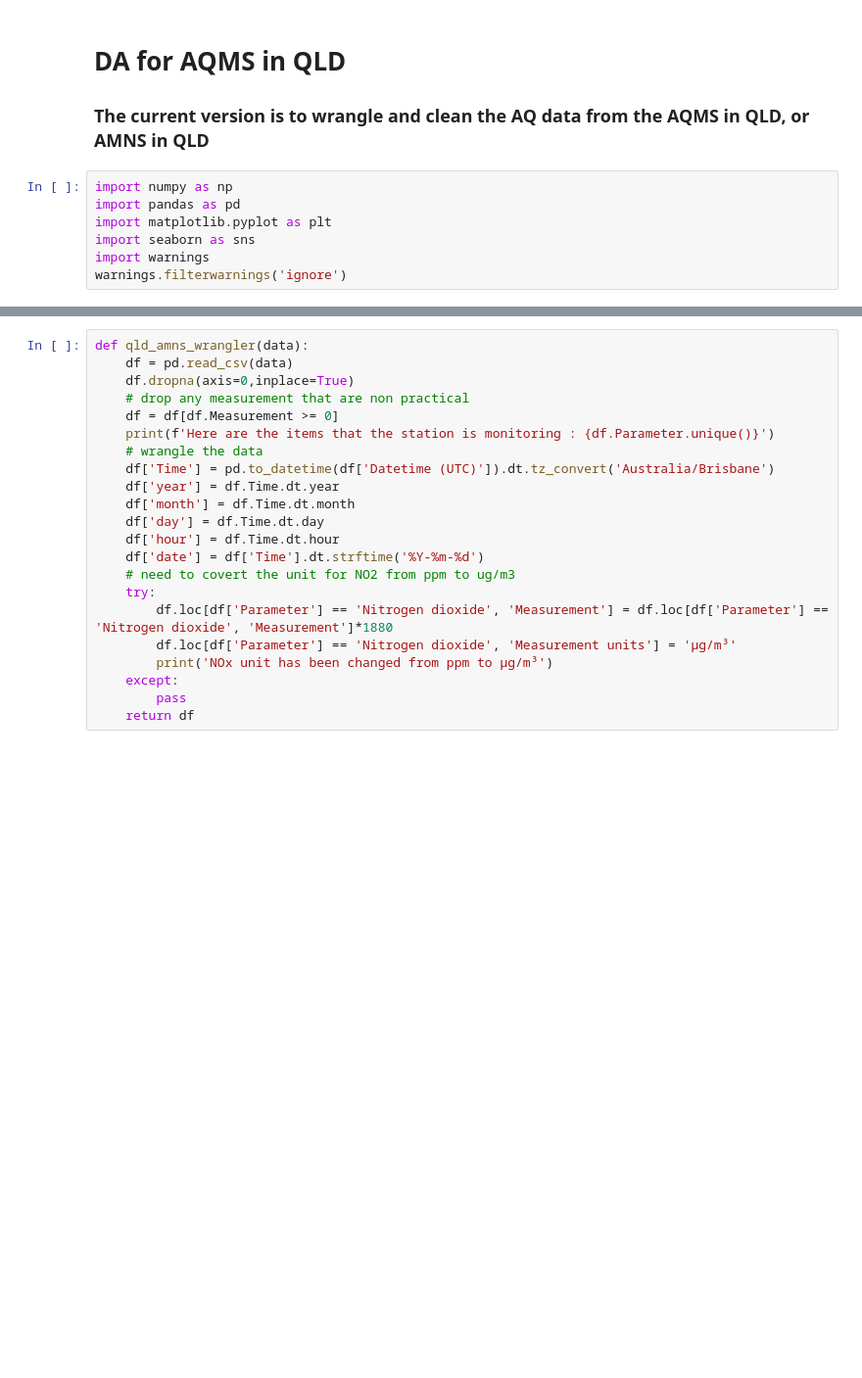
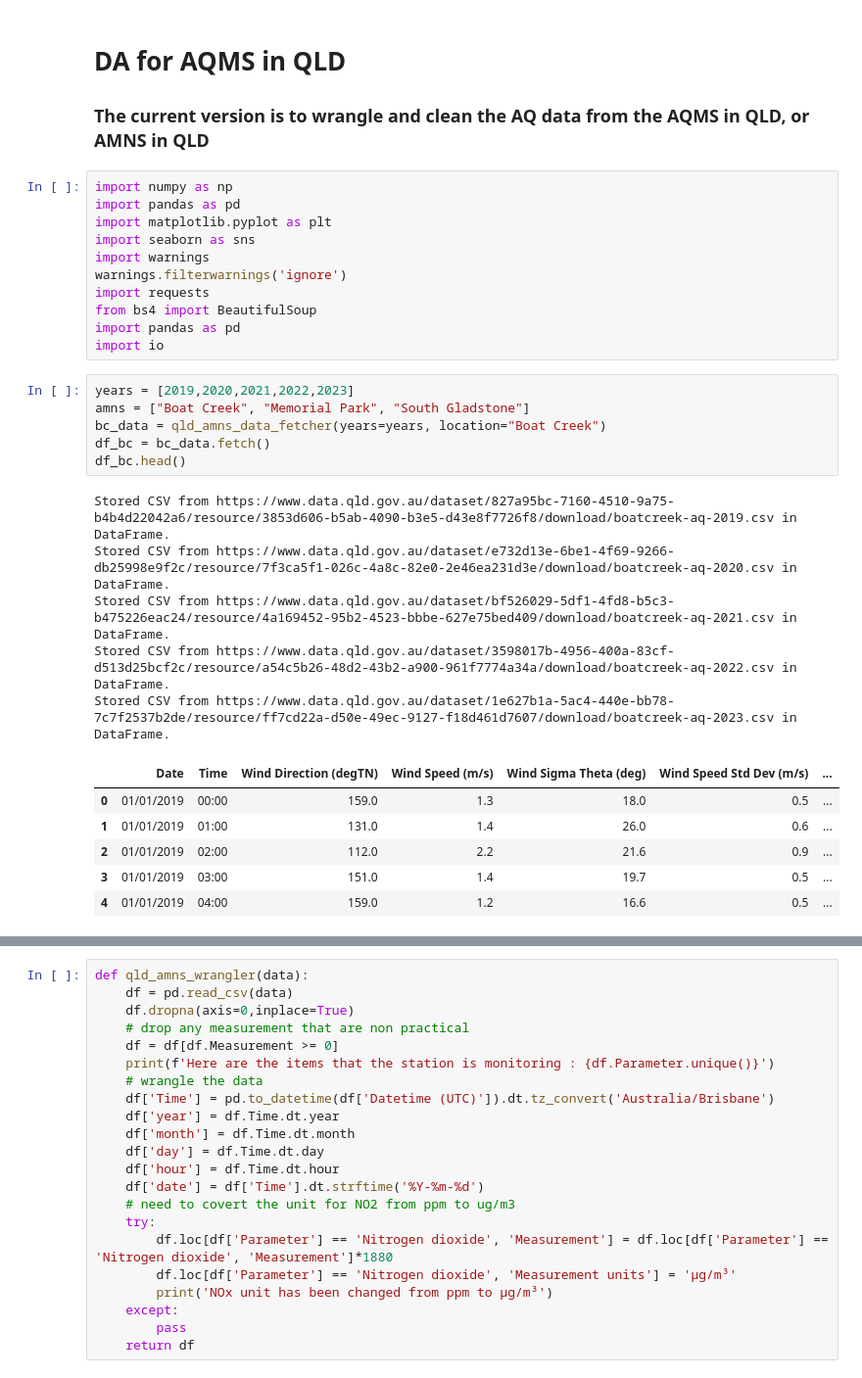
Before and after one commit to GinnCheng/DA_AQ_hub, a Jupyter notebook: main_script.ipynb, the cells around one changed output, grey strips where cells are left out. Shown at 98% size. Cells and saved outputs as stored; diff of their text form; blank space fills up the shorter version.

Commit message:
feat: added a data fetcher

```diff
--- a/main_script.ipynb
+++ b/main_script.ipynb
@@ -8,3 +8,25 @@ import matplotlib.pyplot as plt
 import seaborn as sns
 import warnings
 warnings.filterwarnings('ignore')
+import requests
+from bs4 import BeautifulSoup
+import pandas as pd
+import io
+# %%
+years = [2019,2020,2021,2022,2023]
+amns = ["Boat Creek", "Memorial Park", "South Gladstone"]
+bc_data = qld_amns_data_fetcher(years=years, location="Boat Creek")
+df_bc = bc_data.fetch()
+df_bc.head()
+# %% [output]
+Stored CSV from https://www.data.qld.gov.au/dataset/827a95bc-7160-4510-9a75-b4b4d22042a6/resource/3853d606-b5ab-4090-b3e5-d43e8f7726f8/download/boatcreek-aq-2019.csv in DataFrame.
+Stored CSV from https://www.data.qld.gov.au/dataset/e732d13e-6be1-4f69-9266-db25998e9f2c/resource/7f3ca5f1-026c-4a8c-82e0-2e46ea231d3e/download/boatcreek-aq-2020.csv in DataFrame.
+Stored CSV from https://www.data.qld.gov.au/dataset/bf526029-5df1-4fd8-b5c3-b475226eac24/resource/4a169452-95b2-4523-bbbe-627e75bed409/download/boatcreek-aq-2021.csv in DataFrame.
+Stored CSV from https://www.data.qld.gov.au/dataset/3598017b-4956-400a-83cf-d513d25bcf2c/resource/a54c5b26-48d2-43b2-a900-961f7774a34a/download/boatcreek-aq-2022.csv in DataFrame.
+Stored CSV from https://www.data.qld.gov.au/dataset/1e627b1a-5ac4-440e-bb78-7c7f2537b2de/resource/ff7cd22a-d50e-49ec-9127-f18d461d7607/download/boatcreek-aq-2023.csv in DataFrame.
+|  | Date | Time | Wind Direction (degTN) | Wind Speed (m/s) | Wind Sigma Theta (deg) | Wind Speed Std Dev (m/s) | ... |
+| 0 | 01/01/2019 | 00:00 | 159.0 | 1.3 | 18.0 | 0.5 | ... |
+| 1 | 01/01/2019 | 01:00 | 131.0 | 1.4 | 26.0 | 0.6 | ... |
+| 2 | 01/01/2019 | 02:00 | 112.0 | 2.2 | 21.6 | 0.9 | ... |
+| 3 | 01/01/2019 | 03:00 | 151.0 | 1.4 | 19.7 | 0.5 | ... |
+| 4 | 01/01/2019 | 04:00 | 159.0 | 1.2 | 16.6 | 0.5 | ... |
```
Also changed, not shown: parts of 2 cells of this notebook, 1 other file.
